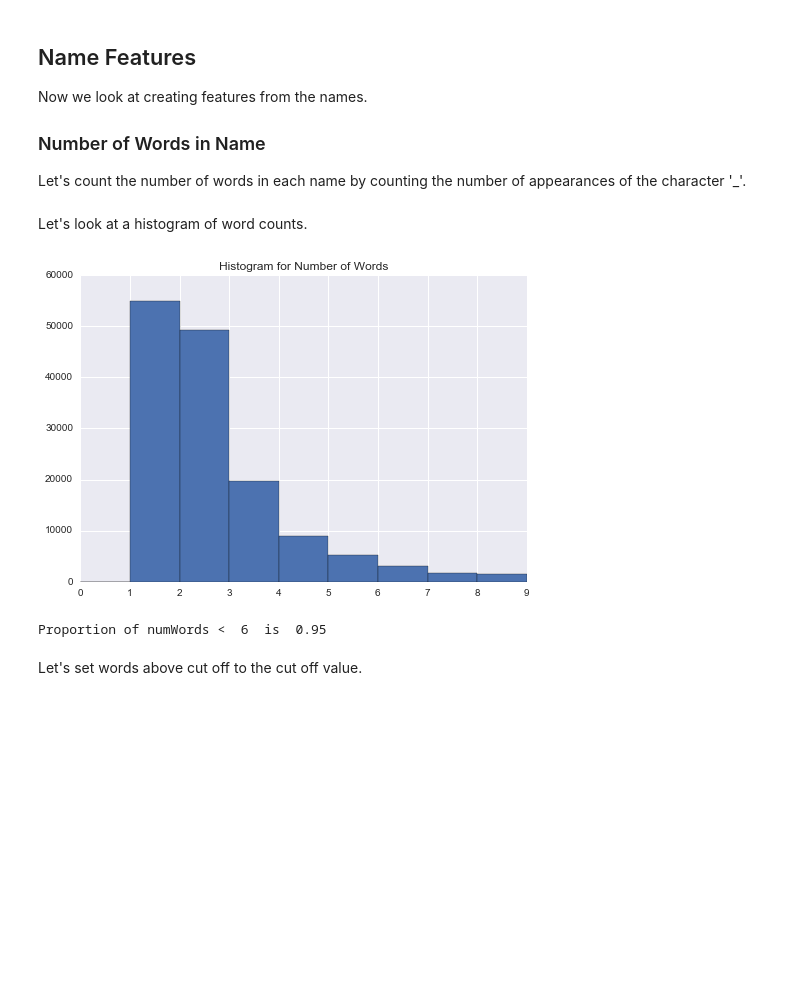
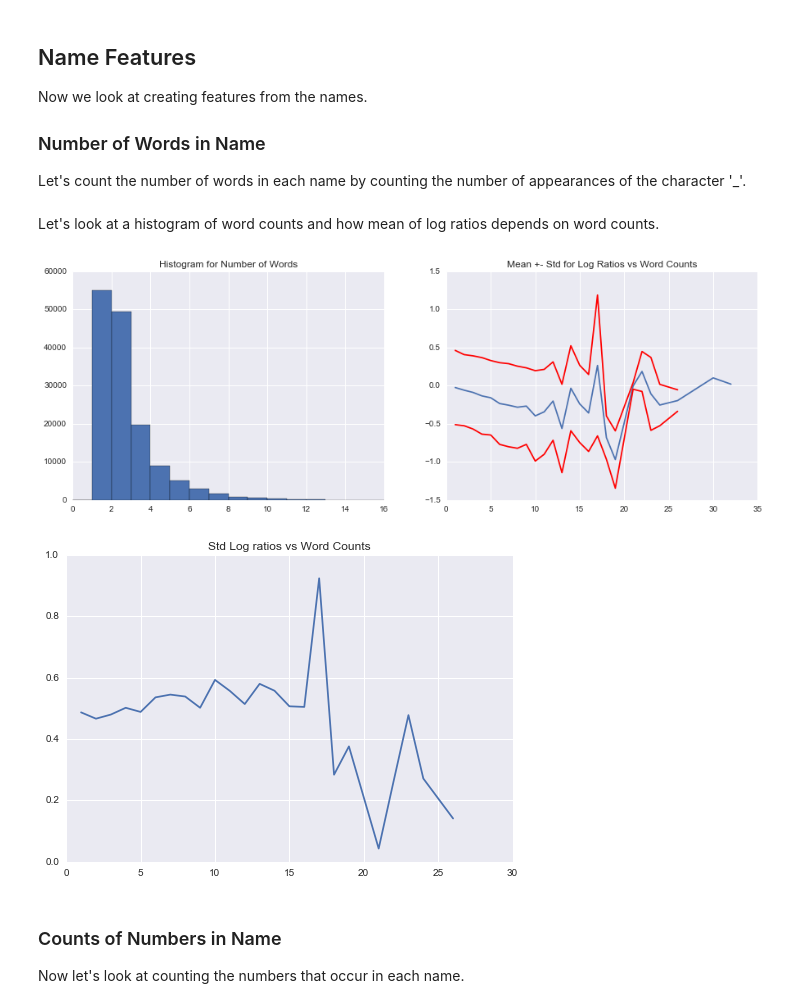
Before and after one commit to MatthewMcGonagle/KaggleWikiTraffic, a Jupyter notebook: FinalReport.ipynb, the cells around one changed output. Cells and saved outputs as stored; diff of their text form; code cells hidden in the pictures; blank space fills up the shorter version.

Commit message:
Added analysis of more name features.

```diff
--- a/FinalReport.ipynb
+++ b/FinalReport.ipynb
@@ -180,20 +180,32 @@ numWords = np.array(numWords)
 
 page_df['numWords'] = numWords
 # %% [markdown]
-Let's look at a histogram of word counts.
+Let's look at a histogram of word counts and how mean of log ratios depends on word counts.
-# %%
-# Let's look at statistics for number of words.
-
-numWords_cutoff = 6
-
-page_df['numWords'].hist(bins = np.arange(10))
-plt.title('Histogram for Number of Words')
-plt.show()
-
-print('Proportion of numWords < ', numWords_cutoff, ' is ',
-      '%.2f' % (np.sum(page_df.numWords < numWords_cutoff) / len(page_df.numWords)) )
-# %% [output]
-[figure, removed]
-Proportion of numWords <  6  is  0.95
-# %% [markdown]
-Let's set words above cut off to the cut off value.
+# %%
+# Let's look at statistics for number of words.
+
+plt.figure(figsize = doublefigsize)
+plt.subplot(121)
+page_df['numWords'].hist(bins = np.arange(17))
+plt.title('Histogram for Number of Words')
+
+grouped_mean = page_df.groupby('numWords').mean()
+grouped_std = page_df.groupby('numWords').std()
+
+plt.subplot(122)
+plt.plot(grouped_mean.index, grouped_mean.logratios)
+plt.plot(grouped_std.index, grouped_mean.logratios + grouped_std.logratios, color = 'red')
+plt.plot(grouped_std.index, grouped_mean.logratios - grouped_std.logratios, color = 'red')
+plt.title('Mean +- Std for Log Ratios vs Word Counts')
+plt.show()
+
+plt.plot(grouped_std.index, grouped_std.logratios)
+plt.title('Std Log ratios vs Word Counts')
+plt.show()
+# %% [output]
+[figure, added]
+[figure, added]
+# %% [markdown]
+### Counts of Numbers in Name
+
+Now let's look at counting the numbers that occur in each name.
```
Also changed, not shown: parts of 2 cells of this notebook.
